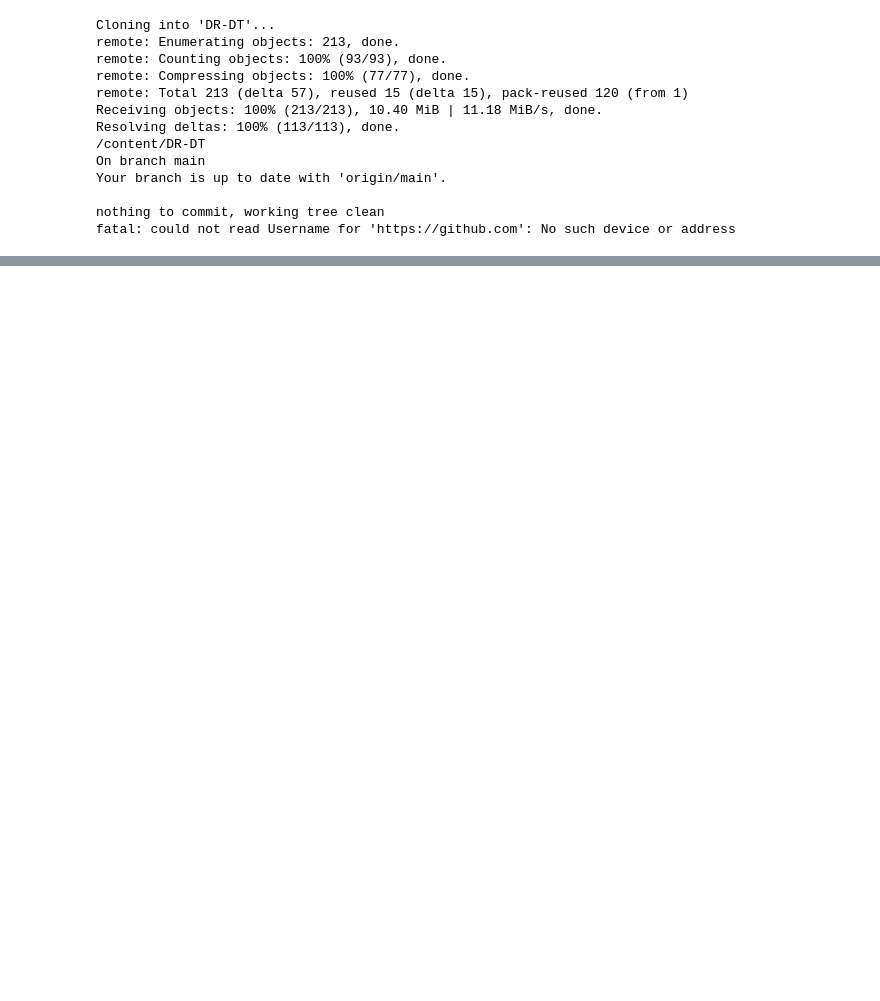
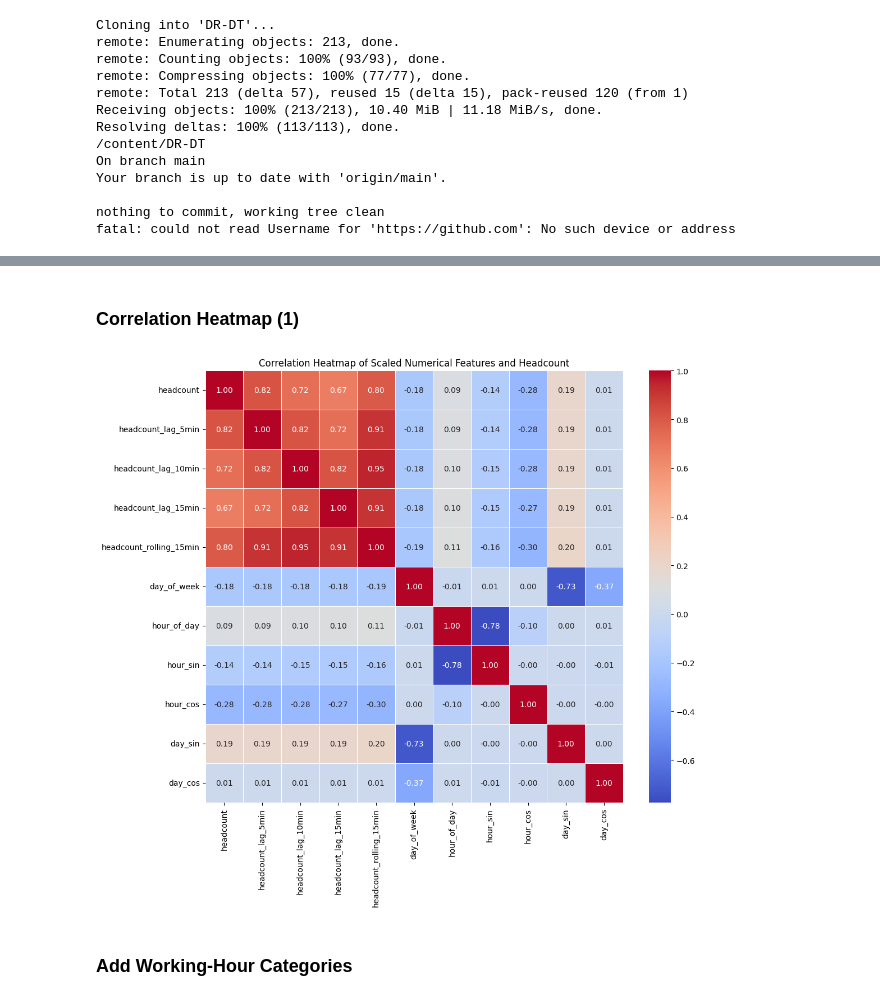
Before and after one commit to MIL-Project2/DR-DT, a Jupyter notebook: Occupancy_Prediction_Ver1_4.ipynb, the cells around one changed output, grey strips where cells are left out. Drawn from its saved outputs; the diff is of its cells as text; code cells hidden in the pictures; blank space fills up the shorter version.

```diff
--- a/Occupancy_Prediction_Ver1_4.ipynb
+++ b/Occupancy_Prediction_Ver1_4.ipynb
@@ -33,0 +417,14 @@ fatal: could not read Username for 'https://github.com': No such device or addre
+# %%
+# Calculate rolling features. For a 15-minute window with 5-minute intervals, this is a 3-period window.
+# min_periods=1 allows calculation even with fewer than 3 values at the start.
+result_2['headcount_rolling_15min'] = (
+    result_2['headcount']
+    .shift(1)
+    .rolling(window=3, min_periods=3)
+    .mean()
+)
+# # Add rolling for other columns as well (temperature, co2, etc.)
+# df['co2_rolling_15min'] = df['co2'].rolling(window=3, min_periods=1).mean()
+# df['temperature_rolling_15min'] = df['temperature'].rolling(window=3, min_periods=1).mean()
+
+display(result_2)
@@ -33,0 +490,32 @@ fatal: could not read Username for 'https://github.com': No such device or addre
+# %% [markdown]
+### **Correlation Heatmap (1)**
+# %%
+import seaborn as sns
+import matplotlib.pyplot as plt
+
+# Prepare the list of numerical columns for correlation, including the target 'headcount'
+# Exclude 'timestamp', 'deviceid', 'floorspaceid', and 'day_of_week' (categorical)
+correlation_cols = [
+    'headcount',
+    'headcount_lag_5min', 'headcount_lag_10min', 'headcount_lag_15min',
+    'headcount_rolling_15min',
+    'day_of_week', 'hour_of_day',
+    'hour_sin', 'hour_cos',
+    'day_sin', 'day_cos'
+]
+
+# Ensure all selected columns exist in the DataFrame
+correlation_cols = [col for col in correlation_cols if col in result_2.columns]
+
+# Calculate the correlation matrix
+correlation_matrix = result_2[correlation_cols].corr()
+
+# Plot the heatmap
+plt.figure(figsize=(12, 10))
+sns.heatmap(correlation_matrix, annot=True, cmap='coolwarm', fmt=".2f", linewidths=.5)
+plt.title('Correlation Heatmap of Scaled Numerical Features and Headcount')
+plt.show()
+# %% [output]
+[figure, added]
+# %% [markdown]
+### **Add Working-Hour Categories**
```
Also changed, not shown: parts of 59 cells of this notebook.
